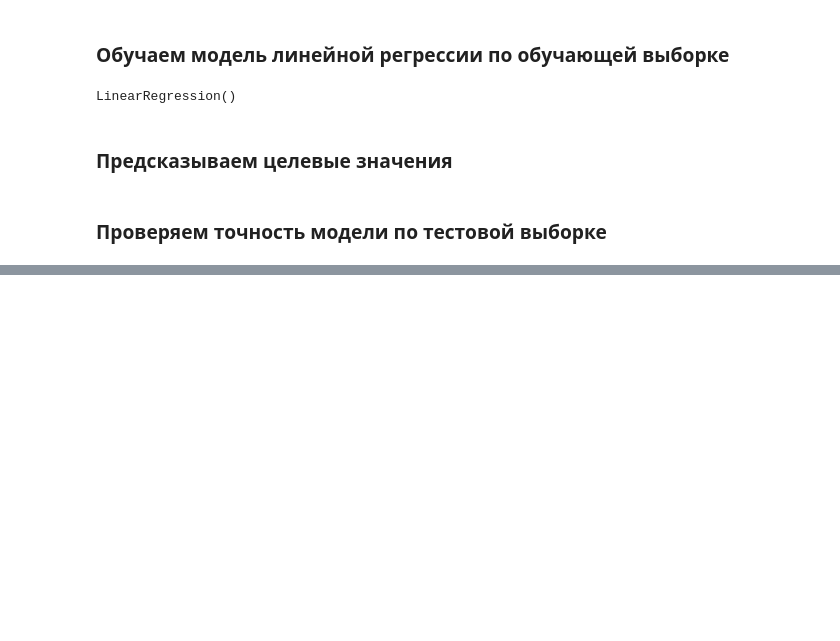
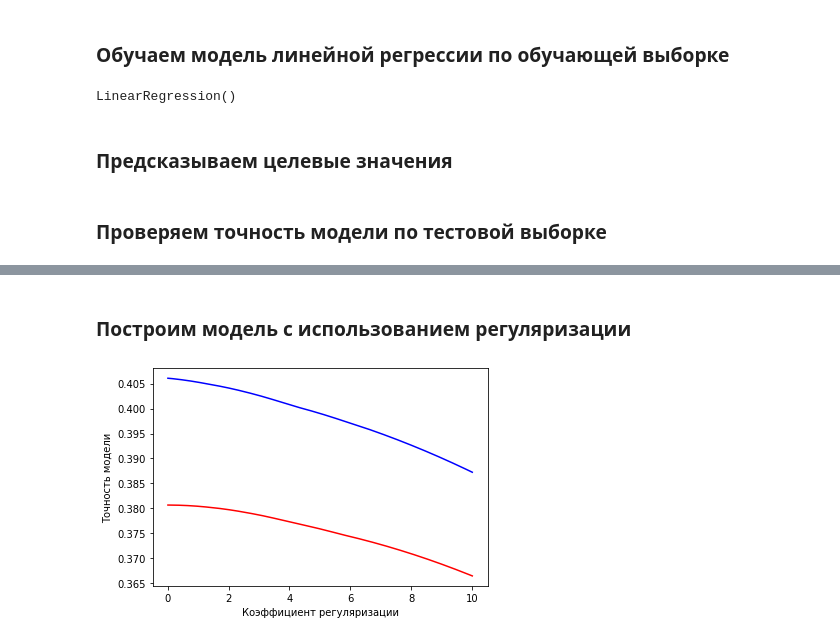
Before and after one commit to AlexyNat/ml, a Jupyter notebook: Lab3.ipynb, the cells around one changed output, grey strips where cells are left out. Drawn from its saved outputs; the diff is of its cells as text; code cells hidden in the pictures; blank space fills up the shorter version.

```diff
--- a/Lab3.ipynb
+++ b/Lab3.ipynb
@@ -145,0 +170,27 @@ plt.show()
+# %% [markdown]
+<h3>Построим модель с использованием регуляризации</h3>
+# %%
+from sklearn.linear_model import Lasso
+from sklearn.model_selection import cross_val_score
+from matplotlib import cycler
+import numpy as np
+
+n_alphas = 200
+alphas = np.linspace(0.01, 10, n_alphas)
+
+model = Lasso()
+score = [[], []]
+
+for a in alphas:
+    model.set_params(alpha=a)
+    model.fit(train[0], train[1])
+    score[0].append(model.score(train[0], train[1]))
+    score[1].append(model.score(test[0], test[1]))
+
+
+plt.xlabel("Коэффициент регуляризации")
+plt.ylabel("Точность модели")
+plt.plot(alphas, score[0], "r-", alphas, score[1],"b-")
+plt.show()
+# %% [output]
+[figure, added]
```
Also changed, not shown: parts of 9 cells of this notebook.
